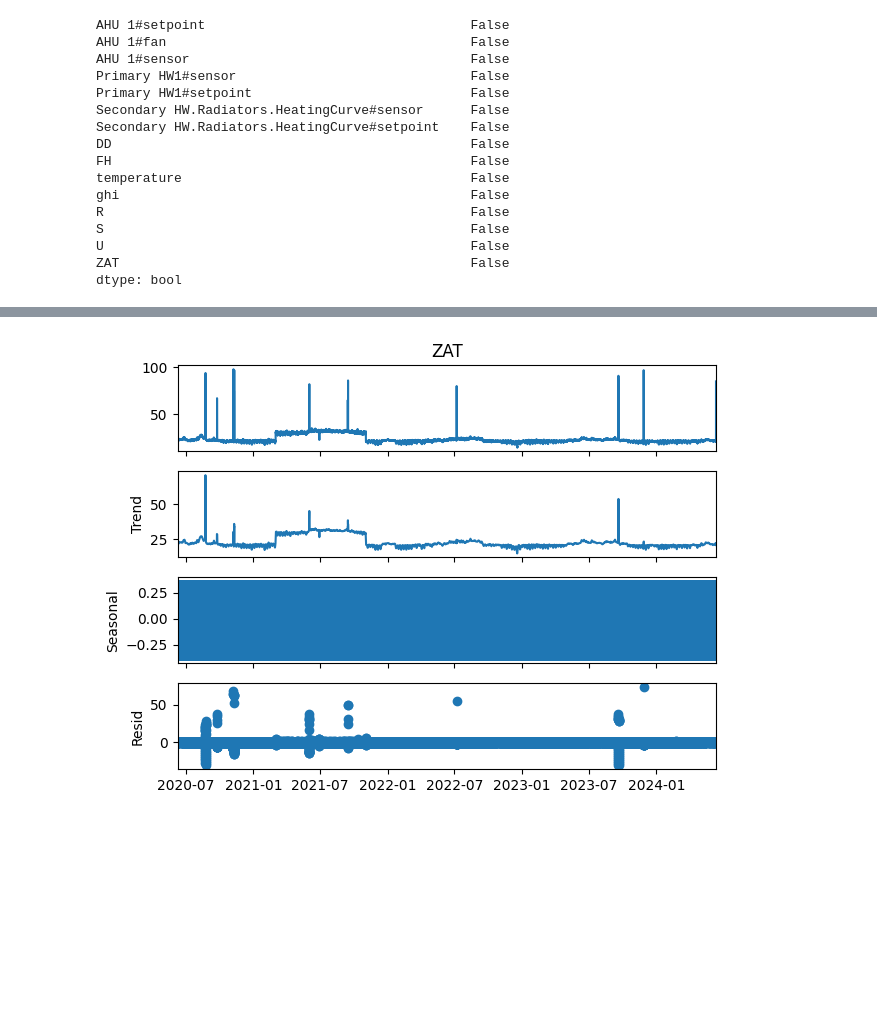
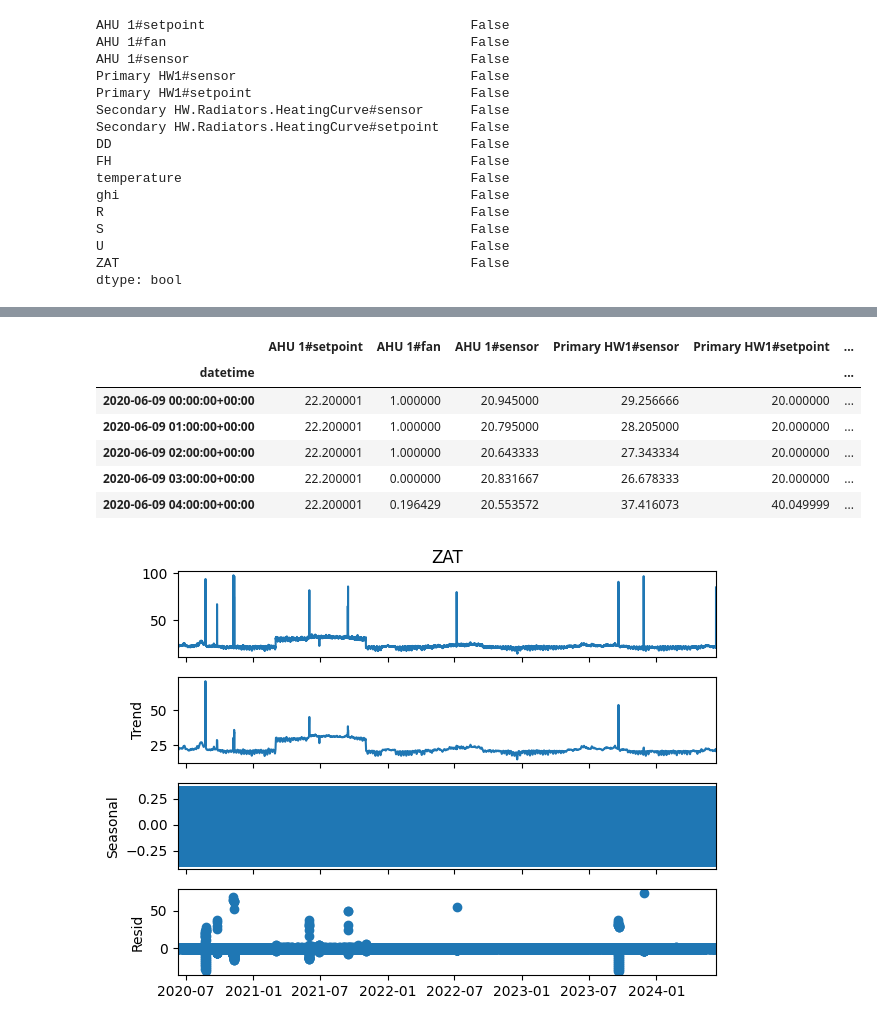
Before and after one commit to afaqahmed91/deeplearning, a Jupyter notebook: notebooks/indoor_temperature_predictor/sarimax.ipynb, the cells around one changed output, grey strips where cells are left out. Drawn from its saved outputs; the diff is of its cells as text; code cells hidden in the pictures; blank space fills up the shorter version.

```diff
--- a/notebooks/indoor_temperature_predictor/sarimax.ipynb
+++ b/notebooks/indoor_temperature_predictor/sarimax.ipynb
@@ -95,2 +117,12 @@ Freq: h, Name: ZAT, Length: 35112, dtype: float64
+# %%
+combined_df.head()
+# %% [output]
+|  | AHU 1#setpoint | AHU 1#fan | AHU 1#sensor | Primary HW1#sensor | Primary HW1#setpoint | ... |
+| datetime |  |  |  |  |  | ... |
+| 2020-06-09 00:00:00+00:00 | 22.200001 | 1.000000 | 20.945000 | 29.256666 | 20.000000 | ... |
+| 2020-06-09 01:00:00+00:00 | 22.200001 | 1.000000 | 20.795000 | 28.205000 | 20.000000 | ... |
+| 2020-06-09 02:00:00+00:00 | 22.200001 | 1.000000 | 20.643333 | 27.343334 | 20.000000 | ... |
+| 2020-06-09 03:00:00+00:00 | 22.200001 | 0.000000 | 20.831667 | 26.678333 | 20.000000 | ... |
+| 2020-06-09 04:00:00+00:00 | 22.200001 | 0.196429 | 20.553572 | 37.416073 | 40.049999 | ... |
 # %%
 result = seasonal_decompose(Y, model="add")
```
Also changed, not shown: parts of 18 cells of this notebook.
